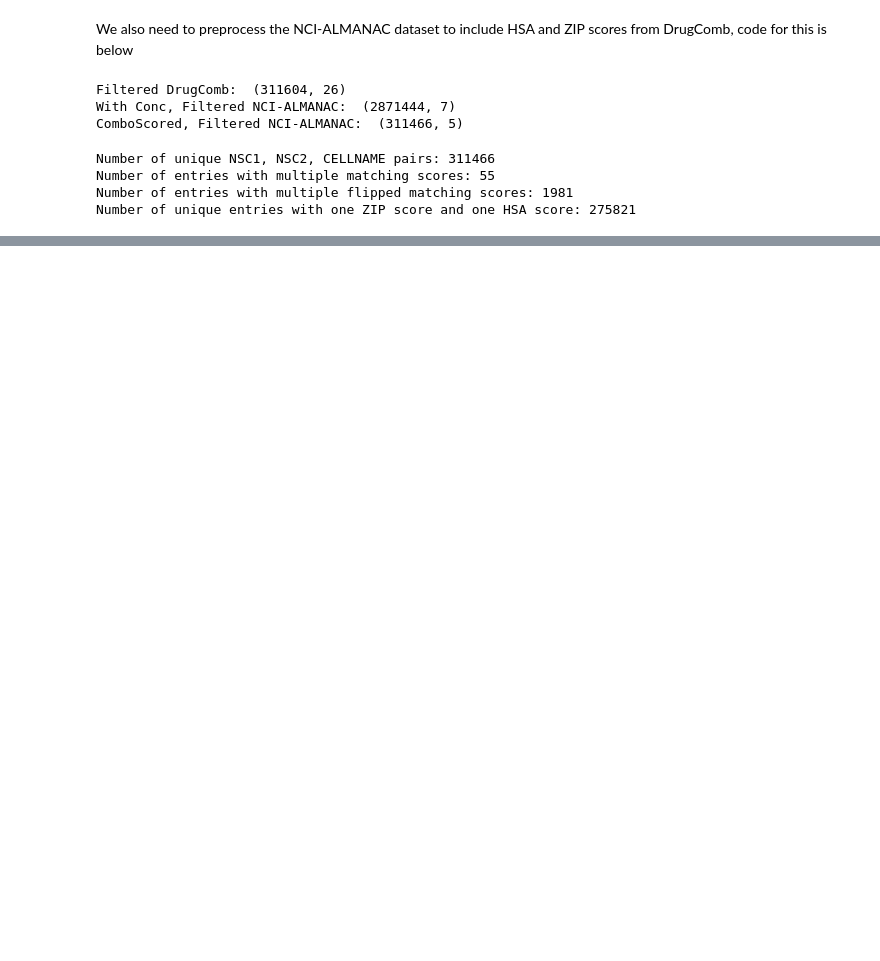
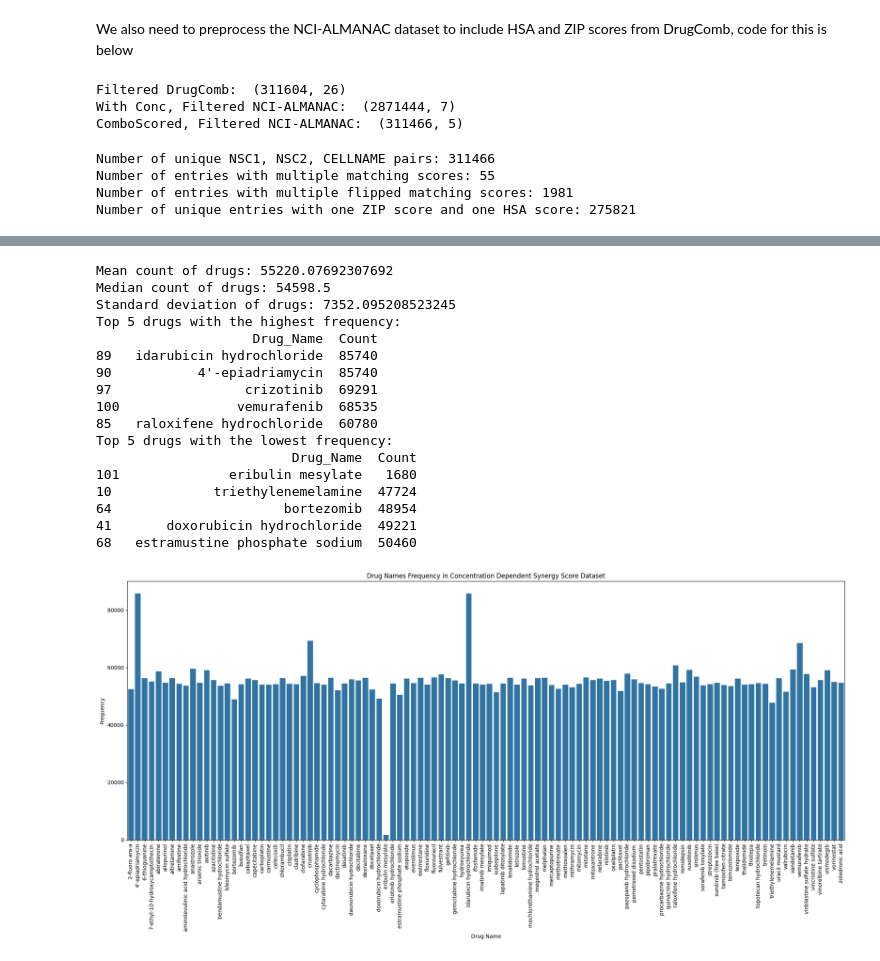
Before and after one commit to lcrawlab/cancer-drug-synergy-prediction, a Jupyter notebook: preprocessing_files/preprocessing.ipynb, the cells around one changed output, grey strips where cells are left out. Cells and saved outputs as stored; diff of their text form; code cells hidden in the pictures; blank space fills up the shorter version.

```diff
--- a/preprocessing_files/preprocessing.ipynb
+++ b/preprocessing_files/preprocessing.ipynb
@@ -432,0 +659,58 @@ merged_scores_df.to_csv('../data_processed/almcomb_comboscore_hsa_zip.csv', inde
+# %%
+# For each unique drug in the almanac_concentrations_df, add the number of times it appears in the dataset
+unique_drugs_almanac = set(almanac_concentrations_df['NSC1']).union(set(almanac_concentrations_df['NSC2']))
+# Initialize counts for each drug
+drug_name_to_counts_almanac = {drug_name: 0 for drug_name in drug_name_to_nscs.keys()}
+# Count occurrences for each NSC ID and add to the corresponding drug name
+for drug in unique_drugs_almanac:
+    drug_name = nsc_to_drug_name[drug]
+    drug_count = len(almanac_concentrations_df[(almanac_concentrations_df['NSC1'] == drug) | (almanac_concentrations_df['NSC2'] == drug)])
+    drug_name_to_counts_almanac[drug_name] += drug_count
+# Convert dictionary to DataFrame
+drug_counts_df_almanac = pd.DataFrame({
+    'Drug_Name': list(drug_name_to_counts_almanac.keys()),
+    'Count': list(drug_name_to_counts_almanac.values())
+})
+# Sort alphabetically by drug name
+drug_counts_df_almanac = drug_counts_df_almanac.sort_values('Drug_Name')
+# Create the plot
+plt.figure(figsize=(20, 10))
+sns.barplot(x='Drug_Name', y='Count', data=drug_counts_df_almanac)
+plt.title('Drug Names Frequency in Concentration Dependent Synergy Score Dataset')
+plt.xlabel('Drug Name')
+plt.ylabel('Frequency')
+plt.xticks(rotation=90)
+plt.tight_layout()
+plt.savefig('../figures/supplemental_drug_histogram_conc.png')
+# Print the mean, median, and standard deviation of the frequency of drugs
+mean_count = drug_counts_df_almanac['Count'].mean()
+median_count = drug_counts_df_almanac['Count'].median()
+std_count = drug_counts_df_almanac['Count'].std()
+print(f'Mean count of drugs: {mean_count}')
+print(f'Median count of drugs: {median_count}')
+print(f'Standard deviation of drugs: {std_count}')
+# Print the top 5 drugs with the highest frequency
+print('Top 5 drugs with the highest frequency:')
+print(drug_counts_df_almanac.sort_values('Count', ascending=False).head(5))
+# Print the top 5 drugs with the lowest frequency
+print('Top 5 drugs with the lowest frequency:')
+print(drug_counts_df_almanac.sort_values('Count', ascending=True).head(5))
+# %% [output]
+Mean count of drugs: 55220.07692307692
+Median count of drugs: 54598.5
+Standard deviation of drugs: 7352.095208523245
+Top 5 drugs with the highest frequency:
+                    Drug_Name  Count
+89   idarubicin hydrochloride  85740
+90           4'-epiadriamycin  85740
+97                 crizotinib  69291
+100               vemurafenib  68535
+85   raloxifene hydrochloride  60780
+Top 5 drugs with the lowest frequency:
+                         Drug_Name  Count
+101              eribulin mesylate   1680
+10             triethylenemelamine  47724
+64                      bortezomib  48954
+41       doxorubicin hydrochloride  49221
+68   estramustine phosphate sodium  50460
+[figure, added]
```
Also changed, not shown: parts of 7 cells of this notebook, 2 other files.
